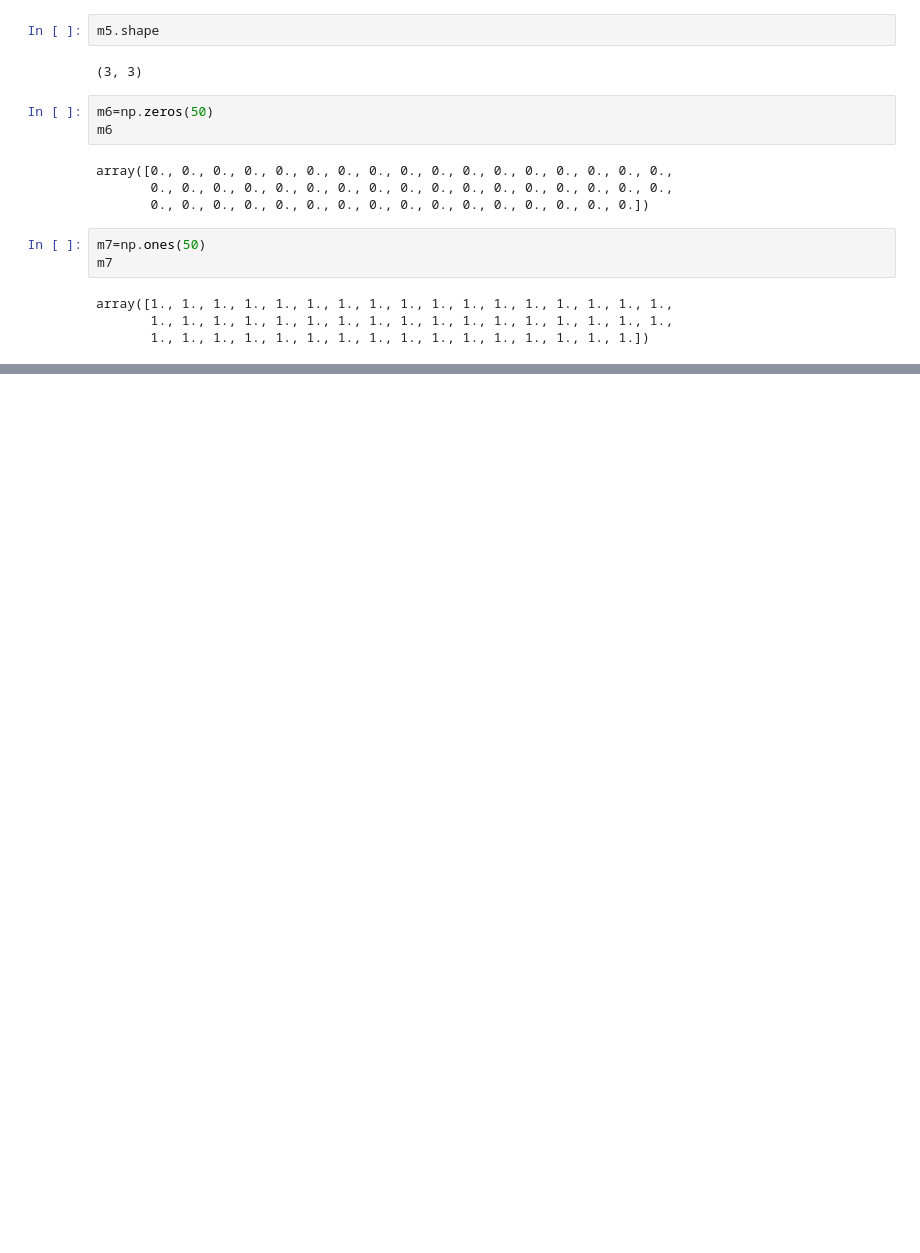
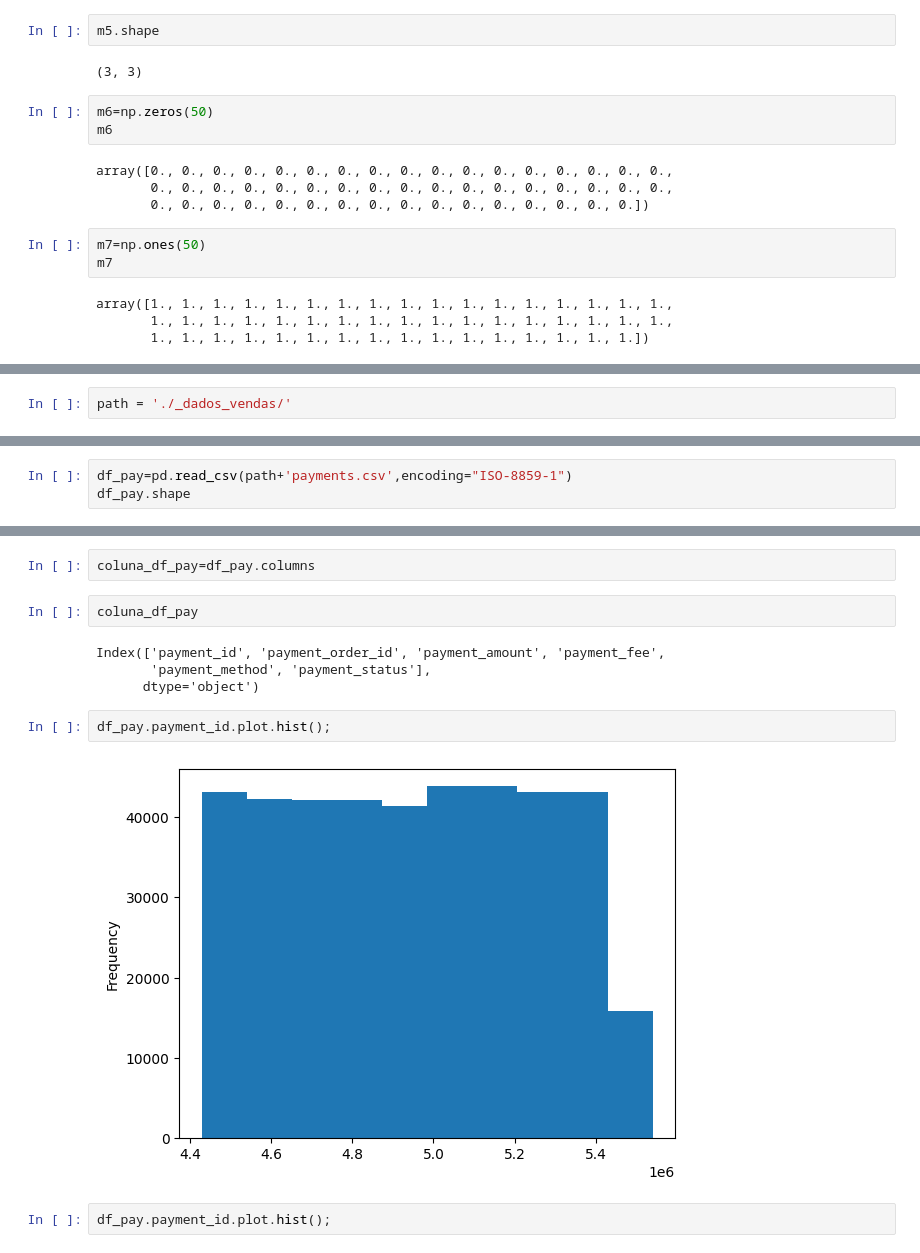
Before and after one commit to AnaCristina1972/aranoua, a Jupyter notebook: Introdução ML/aula_01.ipynb, the cells around one changed output, grey strips where cells are left out. Saved outputs shown, nothing was run; the diff lists cells and outputs as text; blank space fills up the shorter version.

```diff
--- a/Introdução ML/aula_01.ipynb
+++ b/Introdução ML/aula_01.ipynb
@@ -78,0 +96,2 @@ array([1., 1., 1., 1., 1., 1., 1., 1., 1., 1., 1., 1., 1., 1., 1., 1., 1.,
+# %%
+path = './_dados_vendas/'
@@ -78,0 +125,3 @@ array([1., 1., 1., 1., 1., 1., 1., 1., 1., 1., 1., 1., 1., 1., 1., 1., 1.,
+# %%
+df_pay=pd.read_csv(path+'payments.csv',encoding="ISO-8859-1")
+df_pay.shape
@@ -78,0 +168,14 @@ array([1., 1., 1., 1., 1., 1., 1., 1., 1., 1., 1., 1., 1., 1., 1., 1., 1.,
+# %%
+coluna_df_pay=df_pay.columns
+# %%
+coluna_df_pay
+# %% [output]
+Index(['payment_id', 'payment_order_id', 'payment_amount', 'payment_fee',
+       'payment_method', 'payment_status'],
+      dtype='object')
+# %%
+df_pay.payment_id.plot.hist();
+# %% [output]
+[figure, added]
+# %%
+df_pay.payment_id.plot.hist();
```
Also changed, not shown: parts of 38 cells of this notebook.
